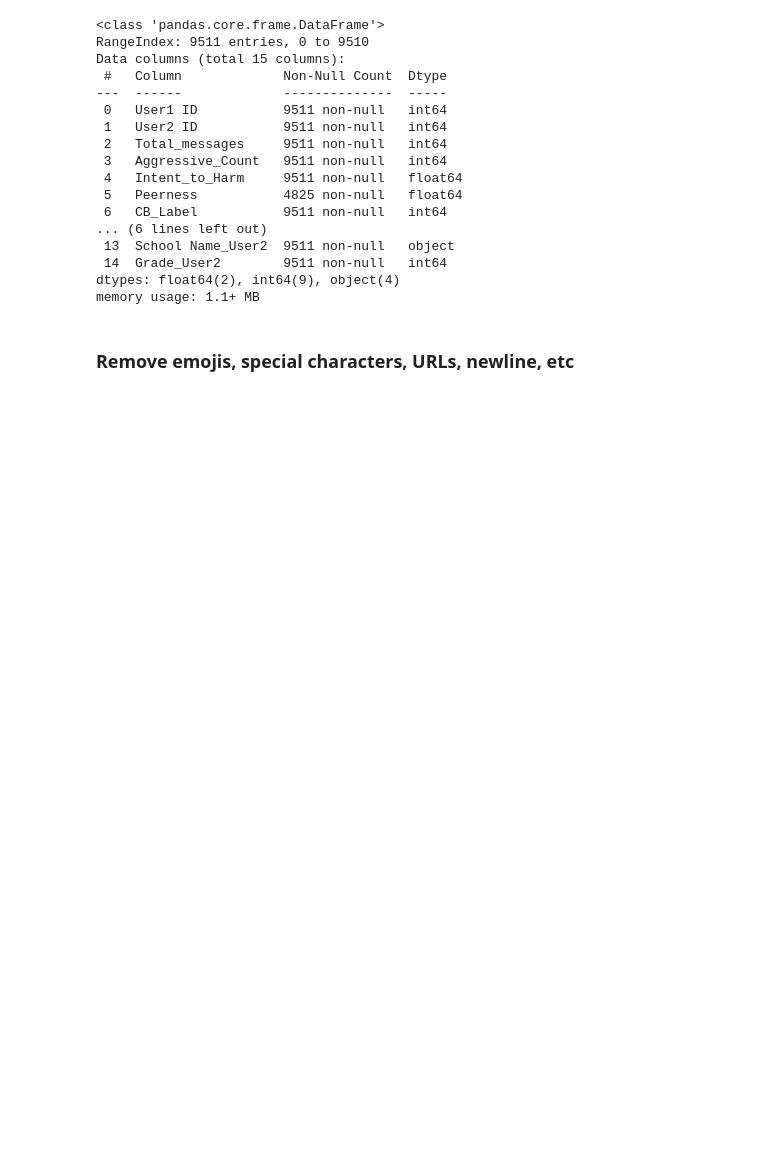
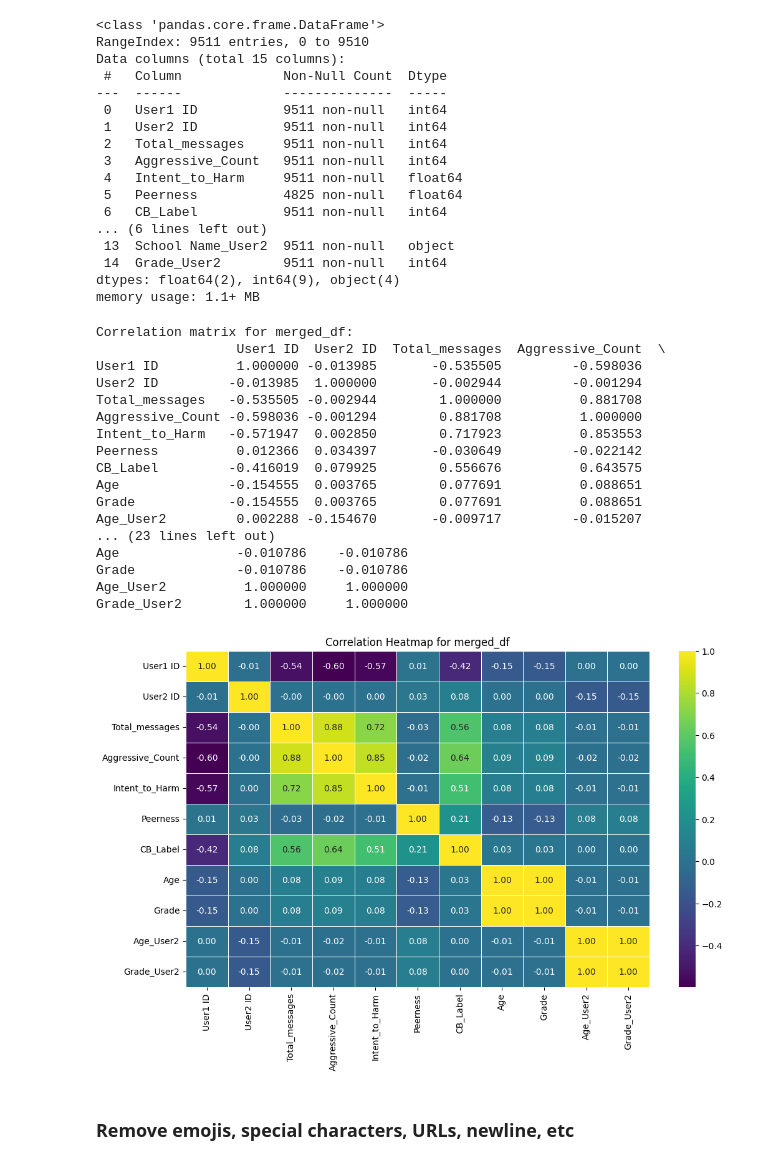
Before and after one commit to Brahmaswarup/Predicting-Cyberbullying-on-Social-Media--A-Machine-Learning-Approach, a Jupyter notebook: code.ipynb, the cells around one changed output. Cells and saved outputs as stored; diff of their text form; code cells hidden in the pictures; blank space fills up the shorter version.

```diff
--- a/code.ipynb
+++ b/code.ipynb
@@ -121,6 +200,34 @@ Data columns (total 15 columns):
  14  Grade_User2        9511 non-null   int64
 dtypes: float64(2), int64(9), object(4)
 memory usage: 1.1+ MB
+# %%
+merged_numeric = merged_df.select_dtypes(include=['number'])
+merged_corr = merged_numeric.corr()
+print("Correlation matrix for merged_df:")
+print(merged_corr)
+plt.figure(figsize=(12, 7))
+sns.heatmap(merged_corr, annot=True, cmap='viridis', fmt='.2f', linewidths=0.5)
+plt.title('Correlation Heatmap for merged_df')
+plt.show()
+# %% [output]
+Correlation matrix for merged_df:
+                  User1 ID  User2 ID  Total_messages  Aggressive_Count  \
+User1 ID          1.000000 -0.013985       -0.535505         -0.598036
+User2 ID         -0.013985  1.000000       -0.002944         -0.001294
+Total_messages   -0.535505 -0.002944        1.000000          0.881708
+Aggressive_Count -0.598036 -0.001294        0.881708          1.000000
+Intent_to_Harm   -0.571947  0.002850        0.717923          0.853553
+Peerness          0.012366  0.034397       -0.030649         -0.022142
+CB_Label         -0.416019  0.079925        0.556676          0.643575
+Age              -0.154555  0.003765        0.077691          0.088651
+Grade            -0.154555  0.003765        0.077691          0.088651
+Age_User2         0.002288 -0.154670       -0.009717         -0.015207
+... (23 lines left out)
+Age               -0.010786    -0.010786
+Grade             -0.010786    -0.010786
+Age_User2          1.000000     1.000000
+Grade_User2        1.000000     1.000000
+[figure, added]
 # %% [markdown]
 ### Remove emojis, special characters, URLs, newline, etc
 # %%
```
Also changed, not shown: parts of 16 cells of this notebook.
